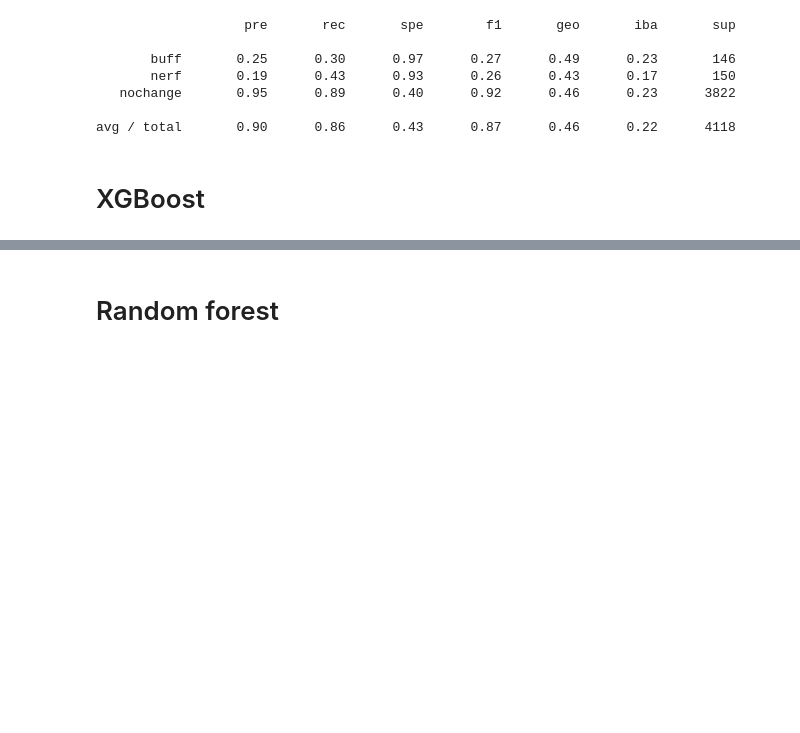
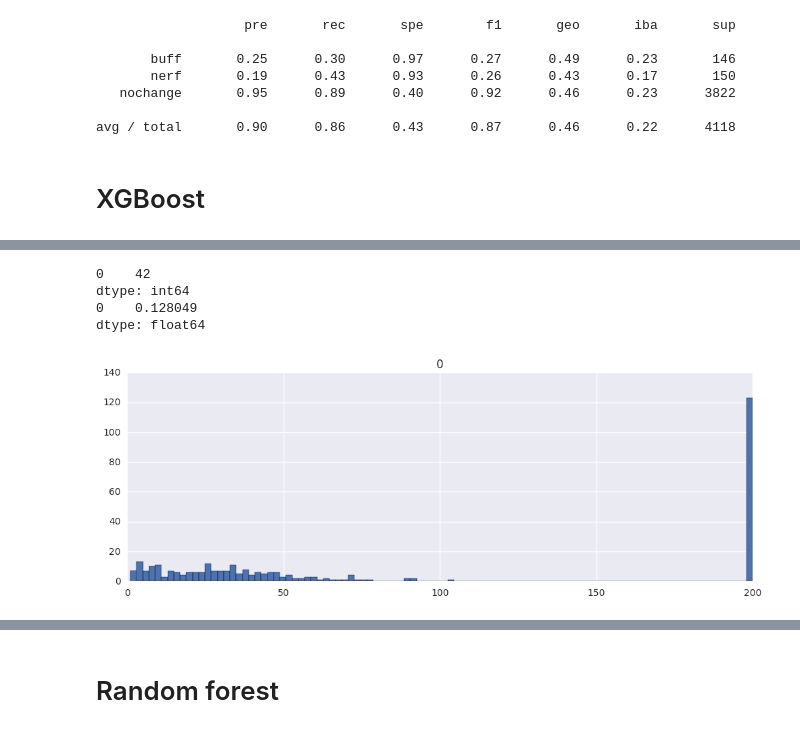
Before and after one commit to joseph-jnl/insight, a Jupyter notebook: lol_model_diamondonly.ipynb, the cells around one changed output, grey strips where cells are left out. Saved outputs shown, nothing was run; the diff lists cells and outputs as text; code cells hidden in the pictures; blank space fills up the shorter version.

```diff
--- a/lol_model_diamondonly.ipynb
+++ b/lol_model_diamondonly.ipynb
@@ -756,0 +1017,21 @@ avg / total       0.90      0.94      0.26      0.92      0.79      0.66      40
+# %%
+ttb = pd.DataFrame(np.empty([len(nonerf), 1]))
+
+for index, fp in enumerate(nonerf.index):
+    champ_name = df.iloc[fp]['name']
+    i2 = df[df['name']==champ_name].index[-1]
+
+    if df.iloc[fp:i2][df['changes']=='buff'].index.size:
+        ttb.iloc[index] = df.iloc[fp:i2][df['changes']=='buff'].index[0]-fp
+    else:
+        ttb.iloc[index] = 200
+
+ttb.hist(bins=100)
+print(ttb[ttb<10].count())
+print(ttb[ttb<10].count()/ttb.count())
+# %% [output]
+0    42
+dtype: int64
+0    0.128049
+dtype: float64
+[figure, added]
```
Also changed, not shown: parts of 25 cells of this notebook.
